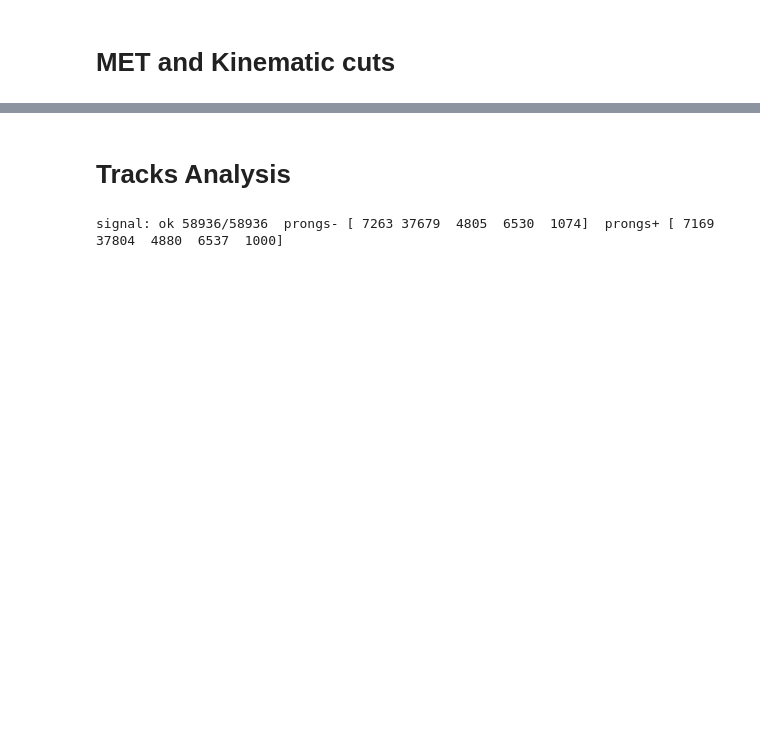
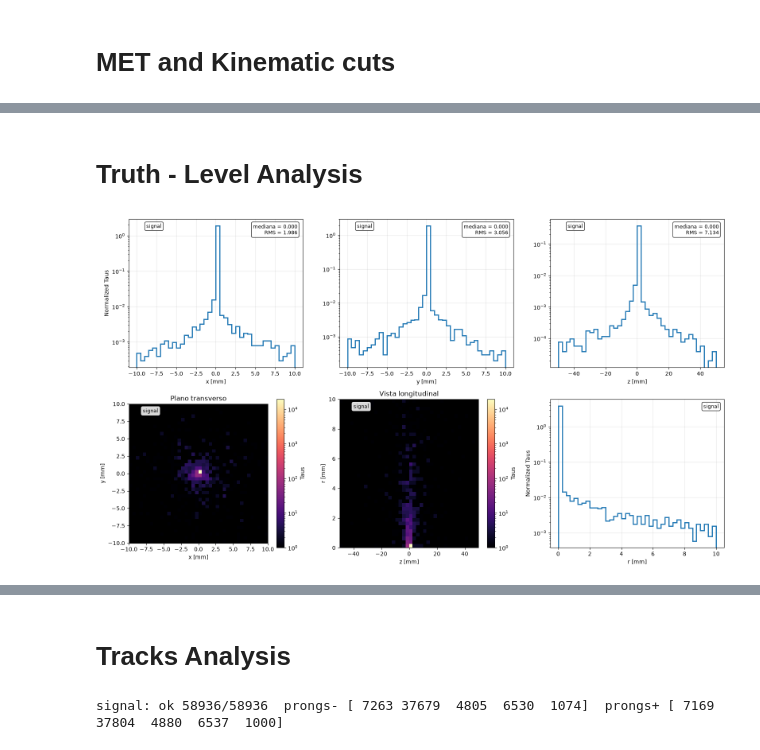
Before and after one commit to Genarobarco/diHiggs-Project, a Jupyter notebook: RecAnalysis/Rec_Onlyfile.ipynb, the cells around one changed output, grey strips where cells are left out. Saved outputs shown, nothing was run; the diff lists cells and outputs as text; code cells hidden in the pictures; blank space fills up the shorter version.

```diff
--- a/RecAnalysis/Rec_Onlyfile.ipynb
+++ b/RecAnalysis/Rec_Onlyfile.ipynb
@@ -111,7 +111,8 @@ def vectors_buildup(data):
 
     gen = ak.zip({"pt": data["Particle.PT"], "eta": data["Particle.Eta"],
                     "phi": data["Particle.Phi"], "mass": data["Particle.Mass"],
-                    "pid": data["Particle.PID"], "status": data["Particle.Status"]},
+                    "pid": data["Particle.PID"], "status": data["Particle.Status"],
+                    'x': data["Particle.X"], 'y': data["Particle.Y"], 'z': data["Particle.Z"]},
                     with_name="Momentum4D")
 
     return jets, tracks, gen
@@ -304,3 +308,79 @@ def build_objects(data, MET_LowerBond, Pre_PT_jet, Pre_eta_jet, Pre_PT_track, Pr
 
 jets, tracks, gen = build_objects(all_data, MET_LowerBond, Pre_PT_jet, Pre_eta_jet,
                              Pre_PT_track, Pre_eta_track)
+# %% [markdown]
+# Truth - Level Analysis
+# %%
+# Selecciono los taus finales que decaen:
+
+taus_gen = {key: gen[key][(abs(gen[key].pid) == 15) & (gen[key].status == 2)] for key in gen}
+
+
+# Plot con los parámetros de los vertices a truth-level
+for key, taus_gen in taus_gen.items():
+
+    X = ak.to_numpy(ak.flatten(taus_gen.x))
+    Y = ak.to_numpy(ak.flatten(taus_gen.y))
+    Z = ak.to_numpy(ak.flatten(taus_gen.z))
+    R = np.sqrt(X**2 + Y**2)
+
+    fig = plt.figure(figsize=(16, 9))
+
+    # --- fila 1: las tres coordenadas ---
+    for i, (datos, lab, rango) in enumerate([(X, "x", (-10, 10)),
+                                            (Y, "y", (-10, 10)),
+                                            (Z, "z", (-50, 50))]):
+        ax = fig.add_subplot(2, 3, i + 1)
+        ax.hist(datos, bins=40, range=rango, histtype="step", linewidth=2, density=True)
+        ax.set_yscale("log")
+        ax.set_xlabel(f"{lab} [mm]")
+        ax.grid(alpha=0.3)
+        ax.text(0.97, 0.97, f"mediana = {np.median(datos):.3f}\n"
+                            f"RMS = {datos.std():.3f}",
+                transform=ax.transAxes, ha="right", va="top", fontsize=9,
+                bbox=dict(boxstyle="round", facecolor="white", alpha=0.85))
+        ax.text(0.1, 0.97, f"{key}",
+                        transform=ax.transAxes, ha="left", va="top", fontsize=9,
+                        bbox=dict(boxstyle="round", facecolor="white", alpha=0.85))
+    fig.axes[0].set_ylabel("Normalized Taus")
+
+    # --- plano transverso x-y ---
+    ax = fig.add_subplot(2, 3, 4)
+    h = ax.hist2d(X, Y, bins=40, range=[[-10, 10], [-10, 10]],
+                cmap="magma", norm=LogNorm(), cmin=1)
+    ax.text(0.1, 0.97, f"{key}",
+                            transform=ax.transAxes, ha="left", va="top", fontsize=9,
+                            bbox=dict(boxstyle="round", color="white", alpha=0.85))
+    ax.set_facecolor("black"); ax.grid(False)
+    ax.set_xlabel("x [mm]"); ax.set_ylabel("y [mm]")
+    ax.set_aspect("equal")
+    ax.set_title("Plano transverso")
+    fig.colorbar(h[3], ax=ax, label="Taus")
+
+    # --- vista longitudinal z-r ---
+    ax = fig.add_subplot(2, 3, 5)
+    h = ax.hist2d(Z, R, bins=40, range=[[-50, 50], [0, 10]],
+                cmap="magma", norm=LogNorm(), cmin=1)
+    ax.text(0.1, 0.97, f"{key}",
+                                transform=ax.transAxes, ha="left", va="top", fontsize=9,
+                                bbox=dict(boxstyle="round", color="white", alpha=0.85))
+    ax.set_facecolor("black"); ax.grid(False)
+    ax.set_xlabel("z [mm]"); ax.set_ylabel("r [mm]")
+    ax.set_title("Vista longitudinal")
+    fig.colorbar(h[3], ax=ax, label="Taus")
+
+    # --- radio transverso ---
+    ax = fig.add_subplot(2, 3, 6)
+    ax.hist(R, bins=40, range=(0, 10), histtype="step", linewidth=2, density=True)
+    ax.text(0.97, 0.97, f"{key}",
+                            transform=ax.transAxes, ha="right", va="top", fontsize=9,
+                            bbox=dict(boxstyle="round", facecolor="white", alpha=0.85))
+    ax.set_yscale("log")
+    ax.set_xlabel("r [mm]"); ax.set_ylabel("Normalized Taus")
+    ax.grid(alpha=0.3)
+
+    plt.tight_layout()
+    plt.savefig(f"{selected_data_folder_path_truth}/Tau_decay_vertex.png", dpi=300)
+    plt.show()
+# %% [output]
+[figure, added]
```
Also changed, not shown: parts of 7 cells of this notebook, 7 other files.
